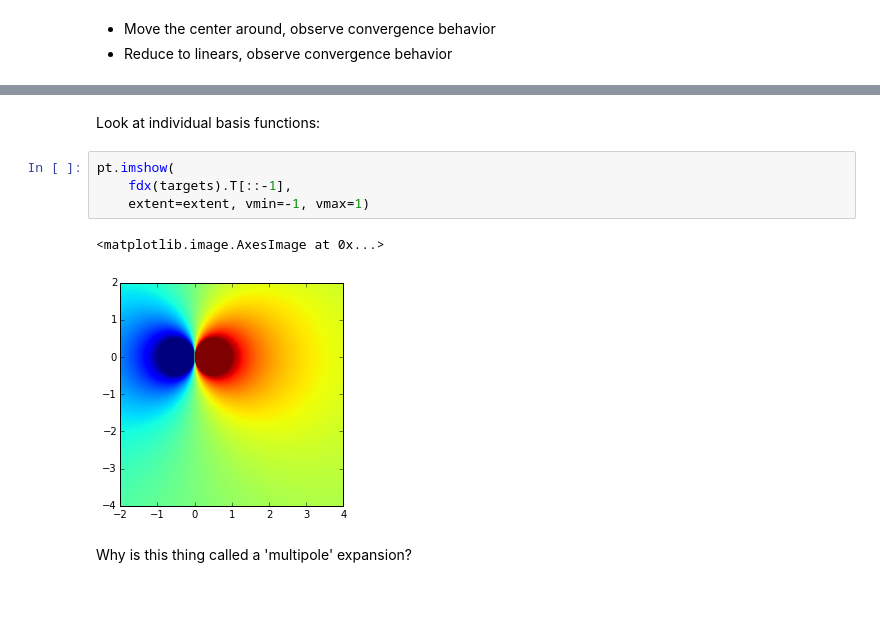
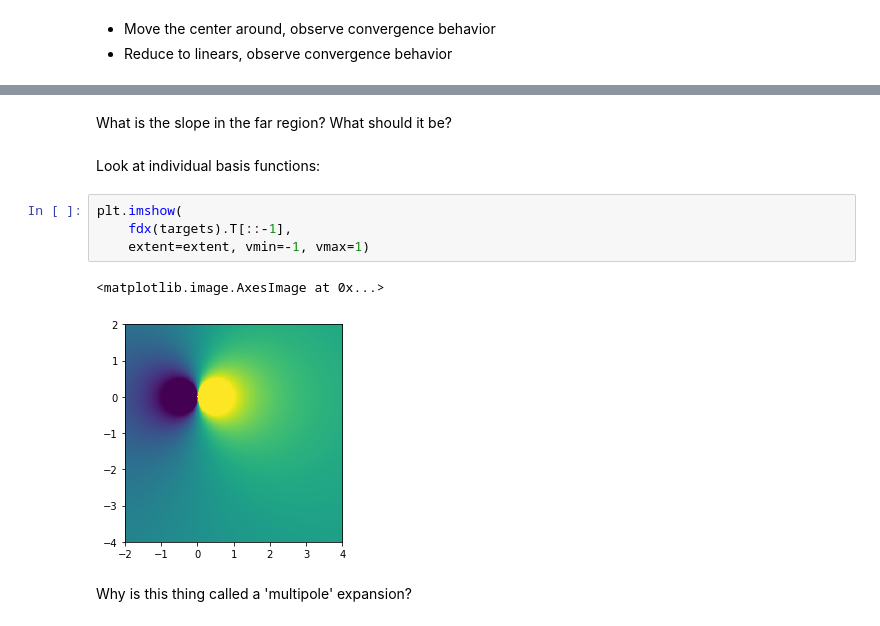
Before and after one commit to illinois-scicomp/cs598apk-f19-binder, a Jupyter notebook: rank_smoothness/Multipole and Local Expansions.ipynb, the cells around one changed output, grey strips where cells are left out. Cells and saved outputs as stored; diff of their text form; blank space fills up the shorter version.

```diff
--- a/rank_smoothness/Multipole and Local Expansions.ipynb
+++ b/rank_smoothness/Multipole and Local Expansions.ipynb
@@ -134,11 +168,13 @@ pt.colorbar()
+# %% [markdown]
+What is the slope in the far region? What should it be?
 # %% [markdown]
 Look at individual basis functions:
 # %%
-pt.imshow(
+plt.imshow(
     fdx(targets).T[::-1],
     extent=extent, vmin=-1, vmax=1)
 # %% [output]
 <matplotlib.image.AxesImage at 0x...>
-[figure, old version]
+[figure, new version]
 # %% [markdown]
 Why is this thing called a 'multipole' expansion?
```
Also changed, not shown: parts of 9 cells of this notebook.
